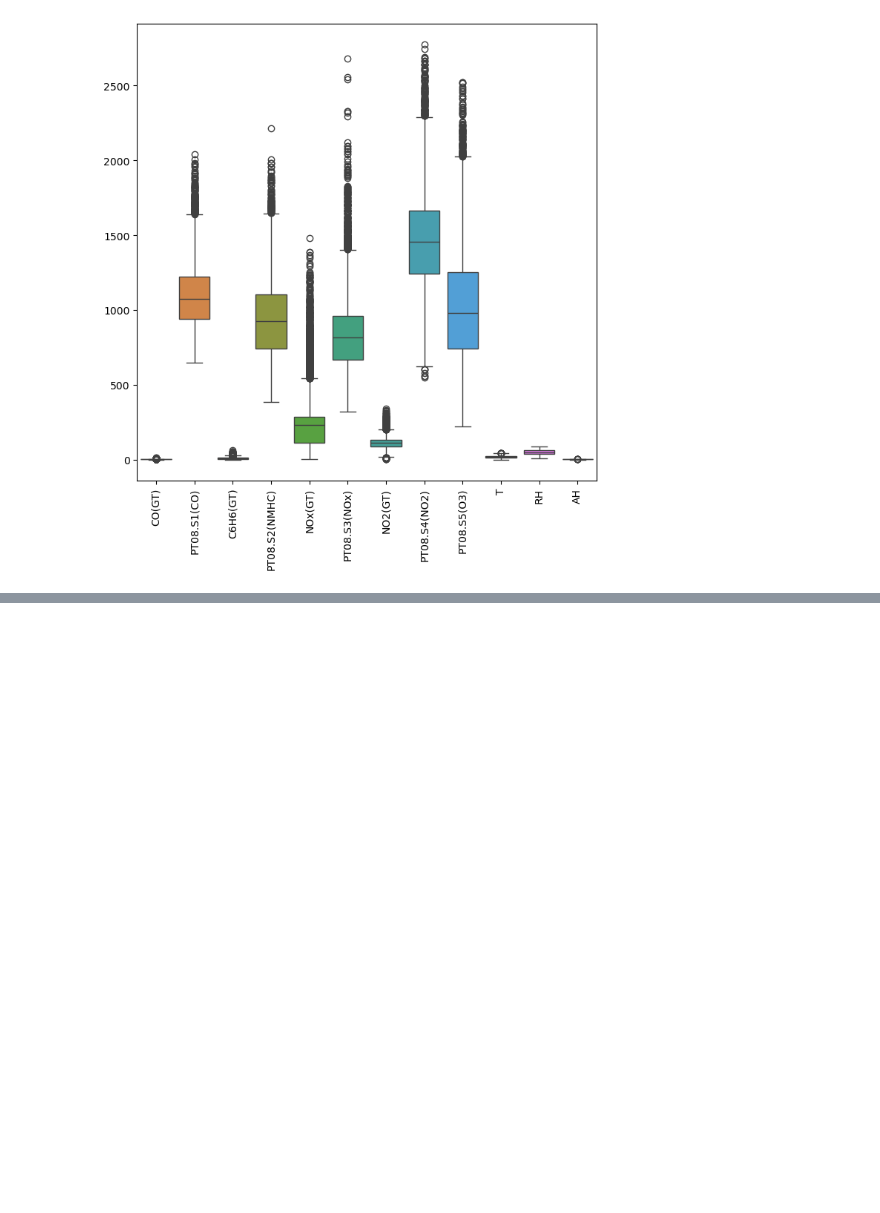
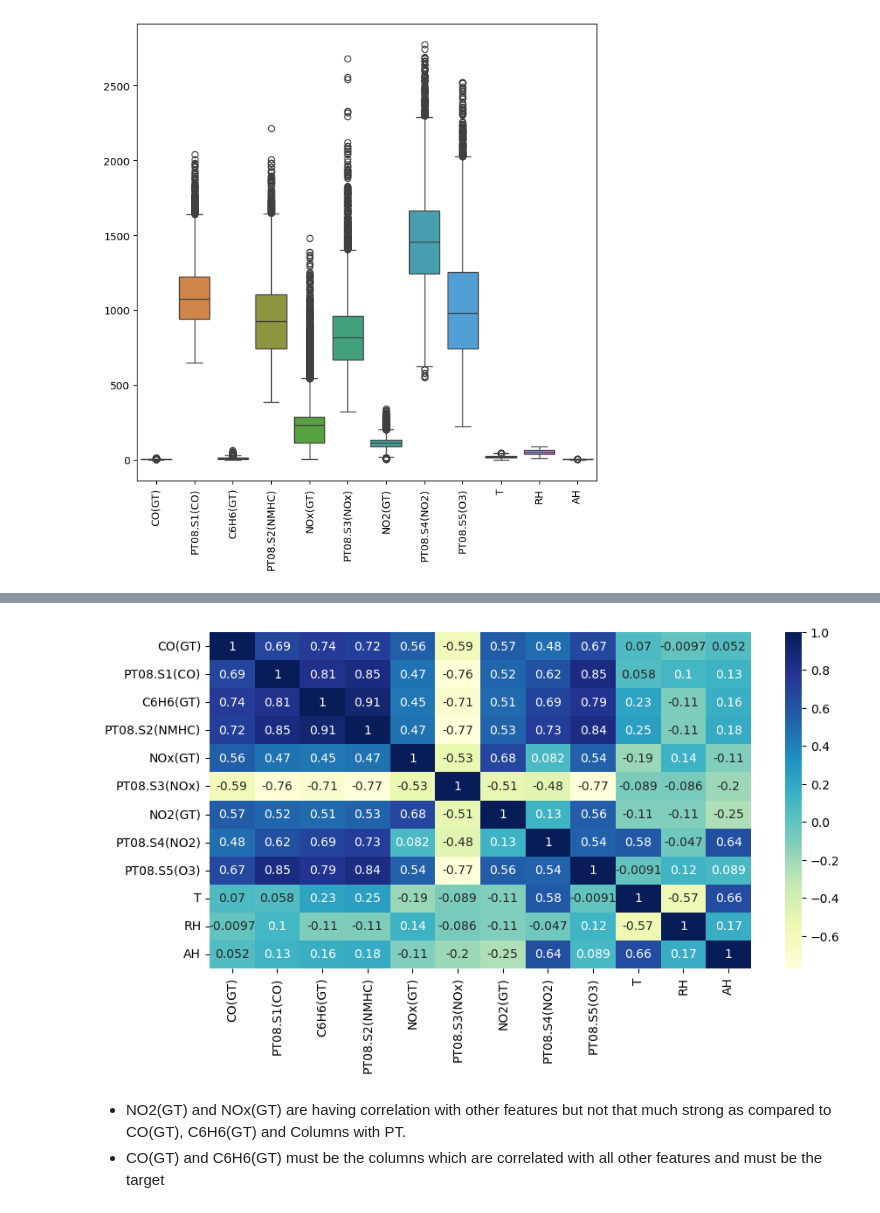
Before and after one commit to shivshankarsajeev/Air_Quality_using_regression, a Jupyter notebook: Untitled.ipynb, the cells around one changed output, grey strips where cells are left out. Cells and saved outputs as stored; diff of their text form; code cells hidden in the pictures; blank space fills up the shorter version.

```diff
--- a/Untitled.ipynb
+++ b/Untitled.ipynb
@@ -219,0 +314,9 @@ plt.show()
+# %%
+plt.figure(figsize=(10,5))
+sns.heatmap(df.corr(), cmap='YlGnBu', annot=True)
+plt.show()
+# %% [output]
+[figure, added]
+# %% [markdown]
+- NO2(GT) and NOx(GT) are having correlation with other features but not that much strong as compared to CO(GT), C6H6(GT) and Columns with PT.
+- CO(GT) and C6H6(GT) must be the columns which are correlated with all other features and must be the target
```
Also changed, not shown: parts of 18 cells of this notebook.
